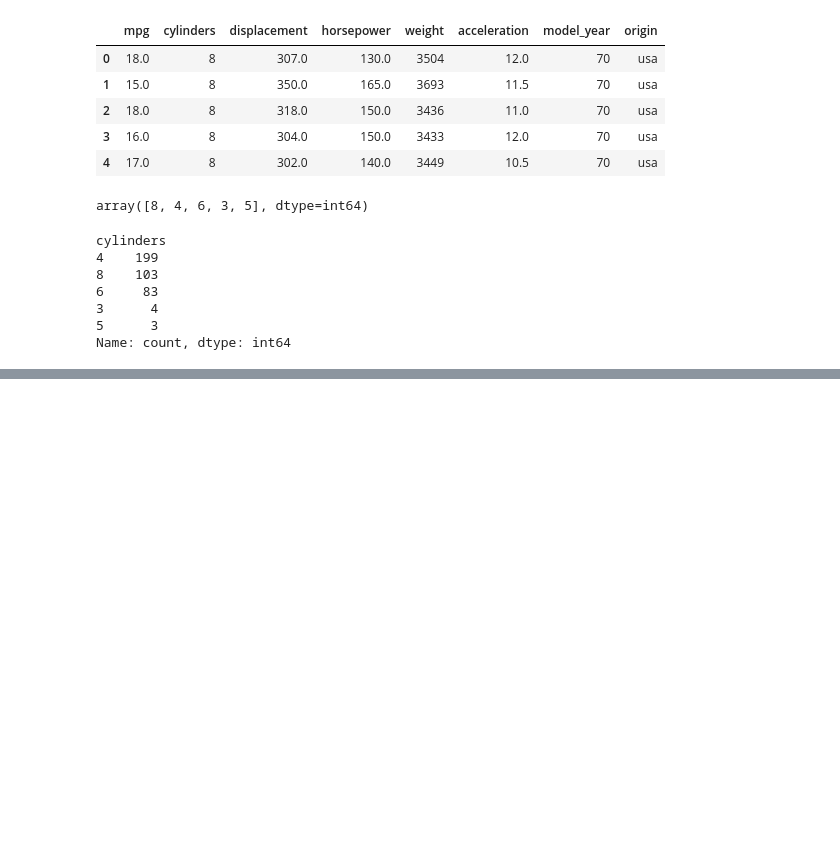
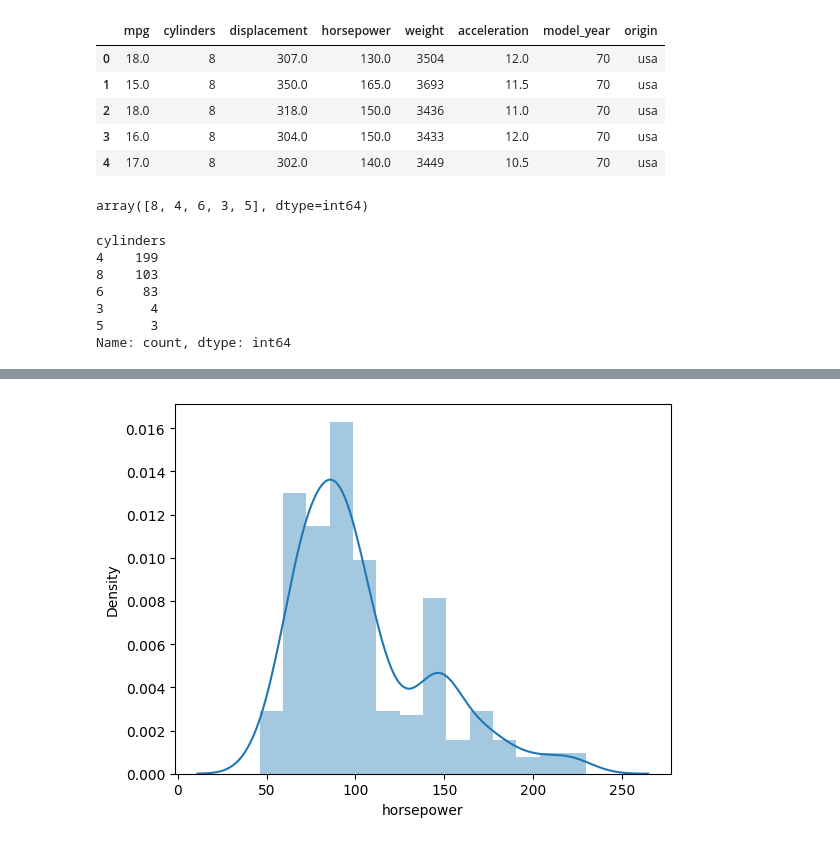
Before and after one commit to harpreet-03/ML_with_Python, a Jupyter notebook: Module_2/Linear_Regression/linear_regression.ipynb, the cells around one changed output, grey strips where cells are left out. Cells and saved outputs as stored; diff of their text form; code cells hidden in the pictures; blank space fills up the shorter version.

```diff
--- a/Module_2/Linear_Regression/linear_regression.ipynb
+++ b/Module_2/Linear_Regression/linear_regression.ipynb
@@ -141,0 +171,5 @@ Name: count, dtype: int64
+# %%
+sns.distplot(df['horsepower'])
+plt.show()
+# %% [output]
+[figure, added]
```
Also changed, not shown: parts of 34 cells of this notebook.
